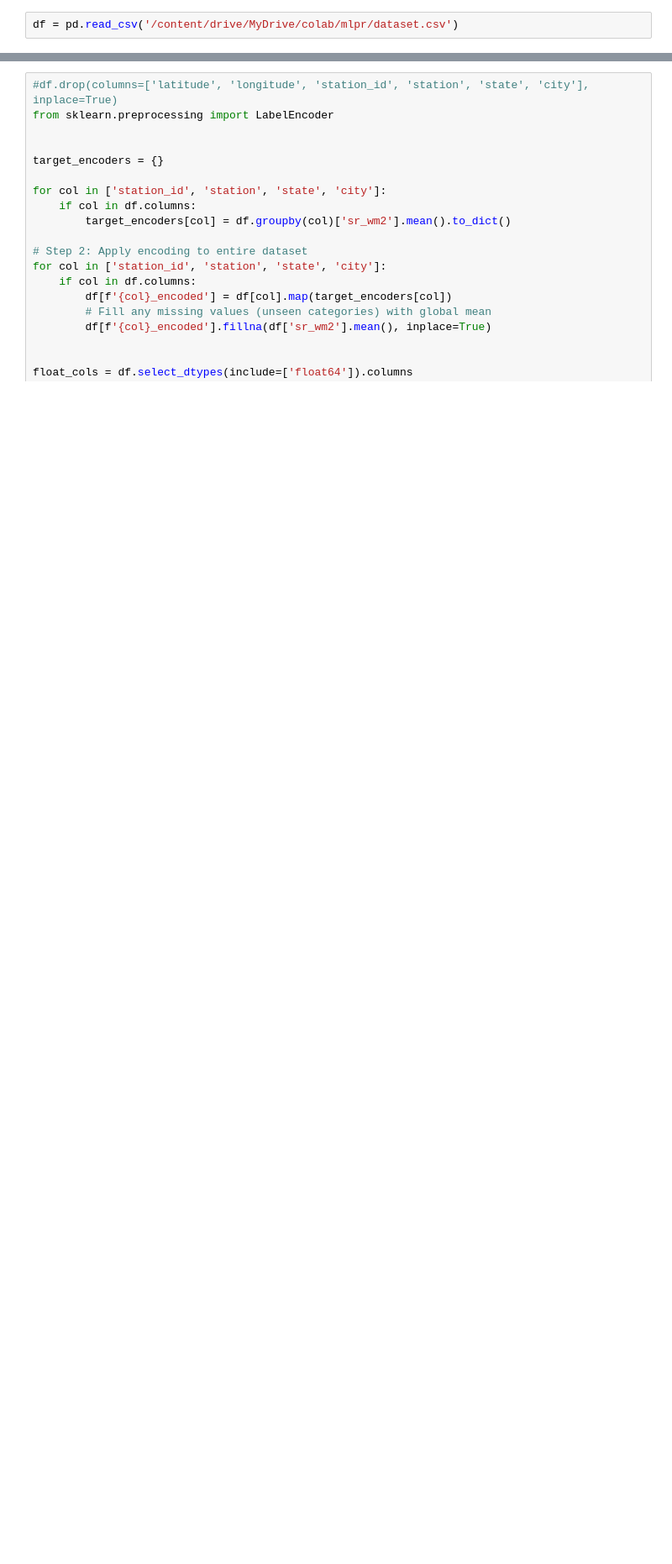
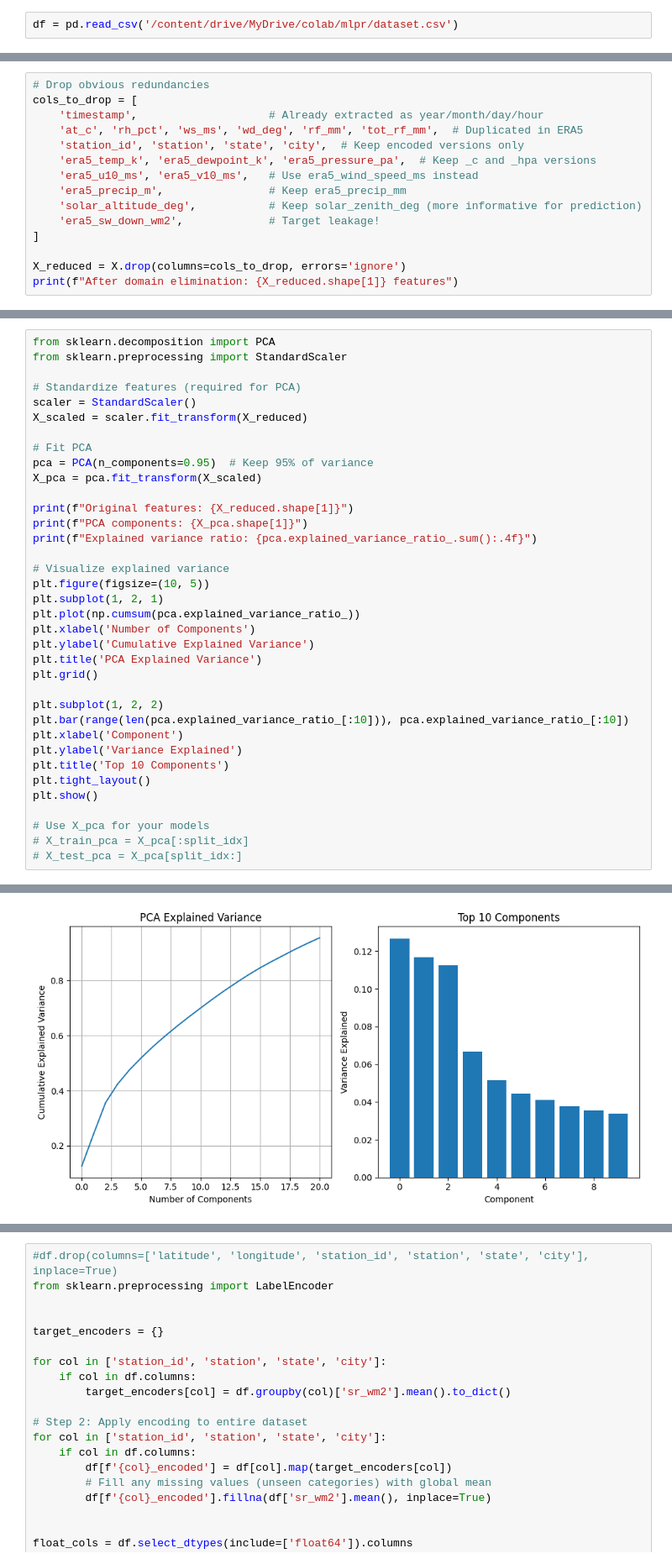
Before and after one commit to prajyot-raut/mlpr-project, a Jupyter notebook: training2.ipynb, the cells around one changed output, grey strips where cells are left out. Shown at 84% size. Cells and saved outputs as stored; diff of their text form; blank space fills up the shorter version.

```diff
--- a/training2.ipynb
+++ b/training2.ipynb
@@ -28 +30,16 @@ Index(['timestamp', 'pm25_ugm3', 'pm10_ugm3', 'no_ugm3', 'no2_ugm3', 'nox_ppb',
       dtype='object')
+# %%
+# Drop obvious redundancies
+cols_to_drop = [
+    'timestamp',                    # Already extracted as year/month/day/hour
+    'at_c', 'rh_pct', 'ws_ms', 'wd_deg', 'rf_mm', 'tot_rf_mm',  # Duplicated in ERA5
+    'station_id', 'station', 'state', 'city',  # Keep encoded versions only
+    'era5_temp_k', 'era5_dewpoint_k', 'era5_pressure_pa',  # Keep _c and _hpa versions
+    'era5_u10_ms', 'era5_v10_ms',   # Use era5_wind_speed_ms instead
+    'era5_precip_m',                # Keep era5_precip_mm
+    'solar_altitude_deg',           # Keep solar_zenith_deg (more informative for prediction)
+    'era5_sw_down_wm2',             # Target leakage!
+]
+
+X_reduced = X.drop(columns=cols_to_drop, errors='ignore')
+print(f"After domain elimination: {X_reduced.shape[1]} features")
@@ -28,0 +48,37 @@ Index(['timestamp', 'pm25_ugm3', 'pm10_ugm3', 'no_ugm3', 'no2_ugm3', 'nox_ppb',
+# %%
+from sklearn.decomposition import PCA
+from sklearn.preprocessing import StandardScaler
+
+# Standardize features (required for PCA)
+scaler = StandardScaler()
+X_scaled = scaler.fit_transform(X_reduced)
+
+# Fit PCA
+pca = PCA(n_components=0.95)  # Keep 95% of variance
+X_pca = pca.fit_transform(X_scaled)
+
+print(f"Original features: {X_reduced.shape[1]}")
+print(f"PCA components: {X_pca.shape[1]}")
+print(f"Explained variance ratio: {pca.explained_variance_ratio_.sum():.4f}")
+
+# Visualize explained variance
+plt.figure(figsize=(10, 5))
+plt.subplot(1, 2, 1)
+plt.plot(np.cumsum(pca.explained_variance_ratio_))
+plt.xlabel('Number of Components')
+plt.ylabel('Cumulative Explained Variance')
+plt.title('PCA Explained Variance')
+plt.grid()
+
+plt.subplot(1, 2, 2)
+plt.bar(range(len(pca.explained_variance_ratio_[:10])), pca.explained_variance_ratio_[:10])
+plt.xlabel('Component')
+plt.ylabel('Variance Explained')
+plt.title('Top 10 Components')
+plt.tight_layout()
+plt.show()
+
+# Use X_pca for your models
+# X_train_pca = X_pca[:split_idx]
+# X_test_pca = X_pca[split_idx:]
+# %% [output]
@@ -28,0 +88 @@ Index(['timestamp', 'pm25_ugm3', 'pm10_ugm3', 'no_ugm3', 'no2_ugm3', 'nox_ppb',
+[figure, added]
```
Also changed, not shown: parts of 8 cells of this notebook.
